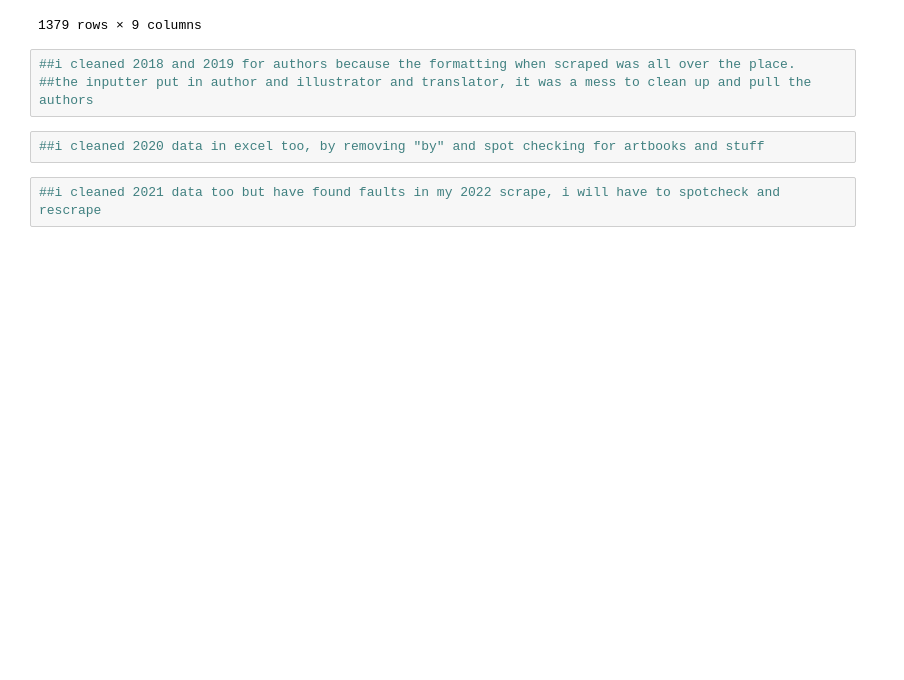
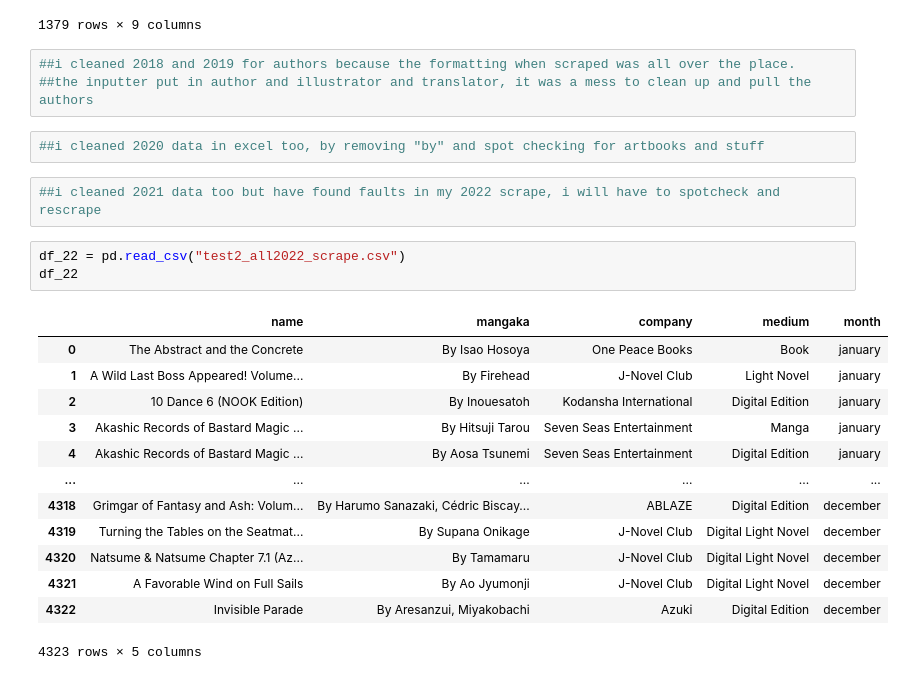
Before and after one commit to sajinashresthacoding/mangaka-scrape, a Jupyter notebook: scraping_notebooks/spot_checks_and_cleaning_all_data.ipynb, the cells around one changed output. Drawn from its saved outputs; the diff is of its cells as text; blank space fills up the shorter version.

```diff
--- a/scraping_notebooks/spot_checks_and_cleaning_all_data.ipynb
+++ b/scraping_notebooks/spot_checks_and_cleaning_all_data.ipynb
@@ -97,3 +97,20 @@ df_clean18
 ##i cleaned 2020 data in excel too, by removing "by" and spot checking for artbooks and stuff
 # %%
 ##i cleaned 2021 data too but have found faults in my 2022 scrape, i will have to spotcheck and rescrape
+# %%
+df_22 = pd.read_csv("test2_all2022_scrape.csv")
+df_22
+# %% [output]
+|  | name | mangaka | company | medium | month |
+| 0 | The Abstract and the Concrete | By Isao Hosoya | One Peace Books | Book | january |
+| 1 | A Wild Last Boss Appeared! Volume... | By Firehead | J-Novel Club | Light Novel | january |
+| 2 | 10 Dance 6 (NOOK Edition) | By Inouesatoh | Kodansha International | Digital Edition | january |
+| 3 | Akashic Records of Bastard Magic ... | By Hitsuji Tarou | Seven Seas Entertainment | Manga | january |
+| 4 | Akashic Records of Bastard Magic ... | By Aosa Tsunemi | Seven Seas Entertainment | Digital Edition | january |
+| ... | ... | ... | ... | ... | ... |
+| 4318 | Grimgar of Fantasy and Ash: Volum... | By Harumo Sanazaki, Cédric Biscay... | ABLAZE | Digital Edition | december |
+| 4319 | Turning the Tables on the Seatmat... | By Supana Onikage | J-Novel Club | Digital Light Novel | december |
+| 4320 | Natsume & Natsume Chapter 7.1 (Az... | By Tamamaru | J-Novel Club | Digital Light Novel | december |
+| 4321 | A Favorable Wind on Full Sails | By Ao Jyumonji | J-Novel Club | Digital Light Novel | december |
+| 4322 | Invisible Parade | By Aresanzui, Miyakobachi | Azuki | Digital Edition | december |
+4323 rows × 5 columns
```
Also changed, not shown: parts of 3 cells of this notebook.
